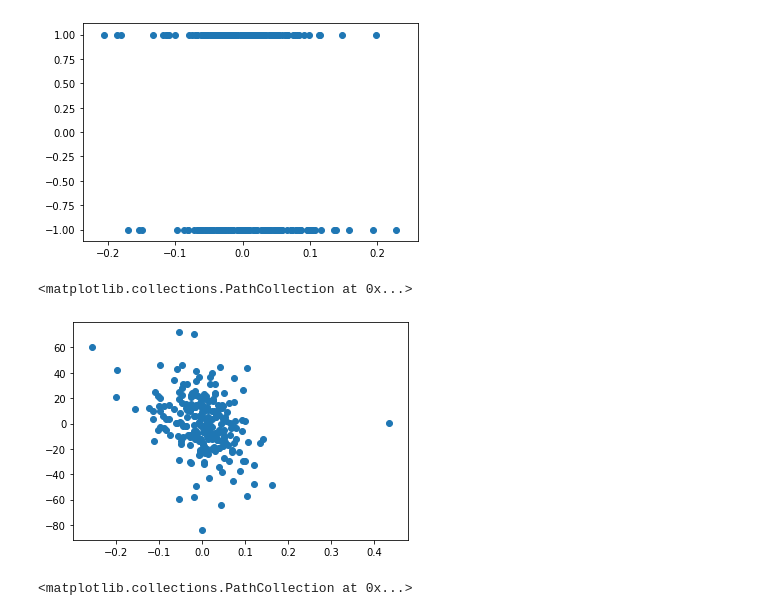
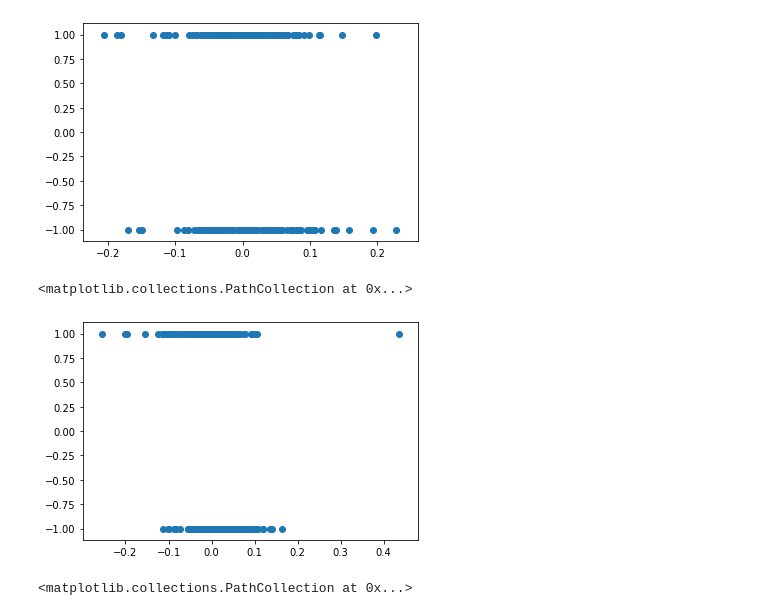
Before and after one commit to jfsuarezb/forex-bot, a Jupyter notebook: correlation-study.ipynb, the cells around one changed output. Cells and saved outputs as stored; diff of their text form; code cells hidden in the pictures.

```diff
--- a/correlation-study.ipynb
+++ b/correlation-study.ipynb
@@ -104,10 +104,10 @@ plt.scatter(coffee, labels)
 <matplotlib.collections.PathCollection at 0x...>
 [figure]
 # %%
-plt.scatter(oil,dollar)
+plt.scatter(oil,labels)
 # %% [output]
 <matplotlib.collections.PathCollection at 0x...>
-[figure, old version]
+[figure, new version]
 # %%
 plt.scatter(stock,labels)
 # %% [output]
```
Also changed, not shown: parts of 7 cells of this notebook, 1 other file.
